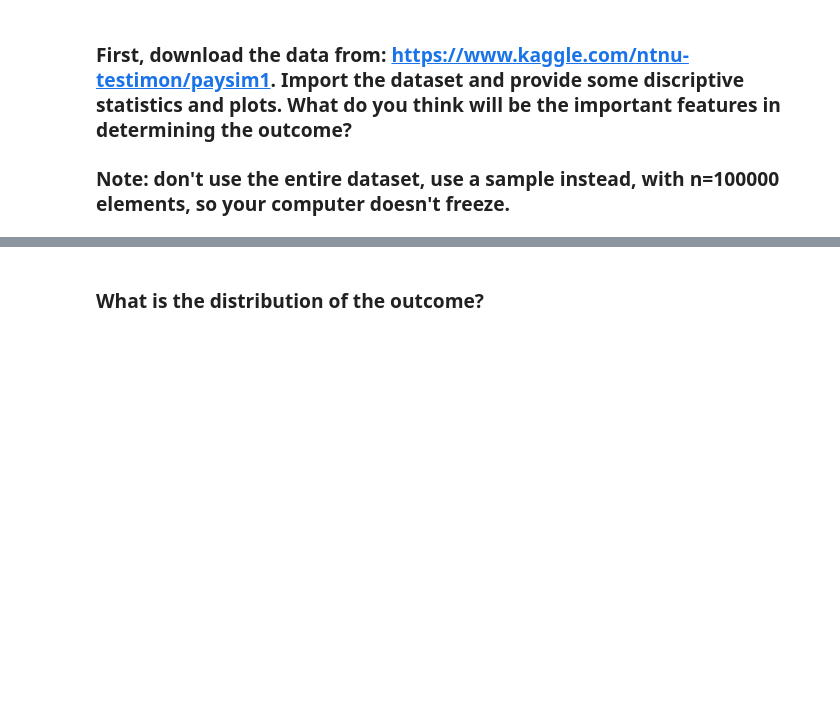
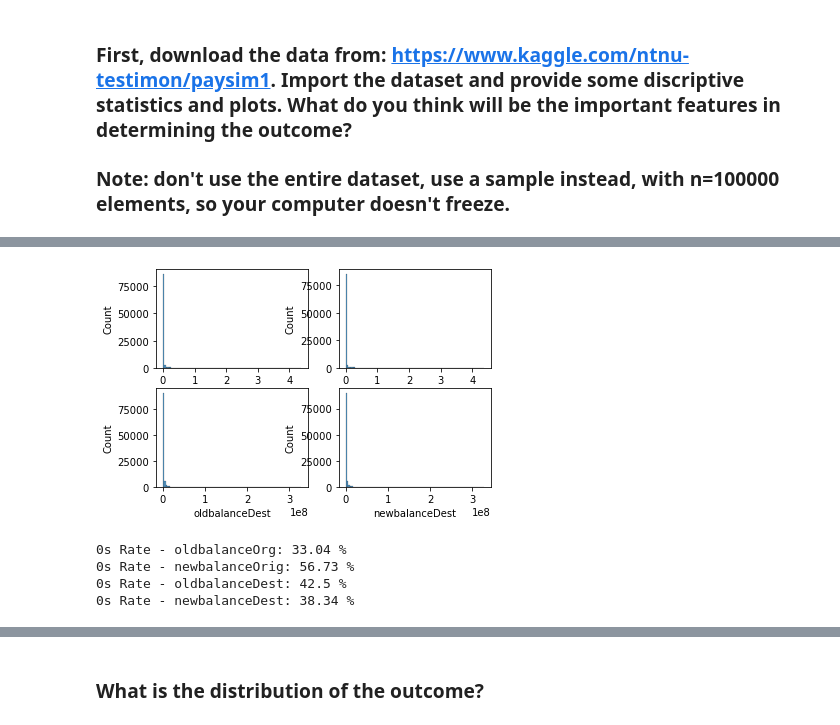
Before and after one commit to ta-data-lis/lab-imbalance, a Jupyter notebook: your-code/lab_imbalance.ipynb, the cells around one changed output, grey strips where cells are left out. Saved outputs shown, nothing was run; the diff lists cells and outputs as text; code cells hidden in the pictures; blank space fills up the shorter version.

```diff
--- a/your-code/lab_imbalance.ipynb
+++ b/your-code/lab_imbalance.ipynb
@@ -11,3 +26,4 @@ Like we disussed in class, when we have noisy data, if we are not careful, we ca
 ### Note: don't use the entire dataset, use a sample instead, with n=100000 elements, so your computer doesn't freeze.
 # %%
 # Your code here
+Fraud = pd.read_csv('PS_20174392719_1491204439457_log.csv')
@@ -13,0 +67,24 @@ Like we disussed in class, when we have noisy data, if we are not careful, we ca
+# %%
+Fraud_rnd_sample = Fraud.sample(n=100000, random_state=1)
+# %%
+fig, axs = plt.subplots(2, 2)
+sns.histplot(Fraud_rnd_sample, x="oldbalanceOrg", bins = 100, ax = axs[0,0])
+sns.histplot(Fraud_rnd_sample, x="newbalanceOrig", bins = 100,ax = axs[0,1])
+sns.histplot(Fraud_rnd_sample, x="oldbalanceDest", bins = 100,ax = axs[1,0])
+sns.histplot(Fraud_rnd_sample, x="newbalanceDest", bins = 100,ax = axs[1,1])
+plt.show()
+
+# Brutally skewed.
+# Also olds with exact zeros removed. Very skewed to low values nonetheless.
+# %% [output]
+[figure, added]
+# %%
+print('0s Rate - oldbalanceOrg:',round(100*len(Fraud[Fraud['oldbalanceOrg'] == 0])/len(Fraud),2),'%')
+print('0s Rate - newbalanceOrig:',round(100*len(Fraud[Fraud['newbalanceOrig'] == 0])/len(Fraud),2),'%')
+print('0s Rate - oldbalanceDest:',round(100*len(Fraud[Fraud['oldbalanceDest'] == 0])/len(Fraud),2),'%')
+print('0s Rate - newbalanceDest:',round(100*len(Fraud[Fraud['newbalanceDest'] == 0])/len(Fraud),2),'%')
+# %% [output]
+0s Rate - oldbalanceOrg: 33.04 %
+0s Rate - newbalanceOrig: 56.73 %
+0s Rate - oldbalanceDest: 42.5 %
+0s Rate - newbalanceDest: 38.34 %
```
Also changed, not shown: parts of 25 cells of this notebook, 1 other file.
